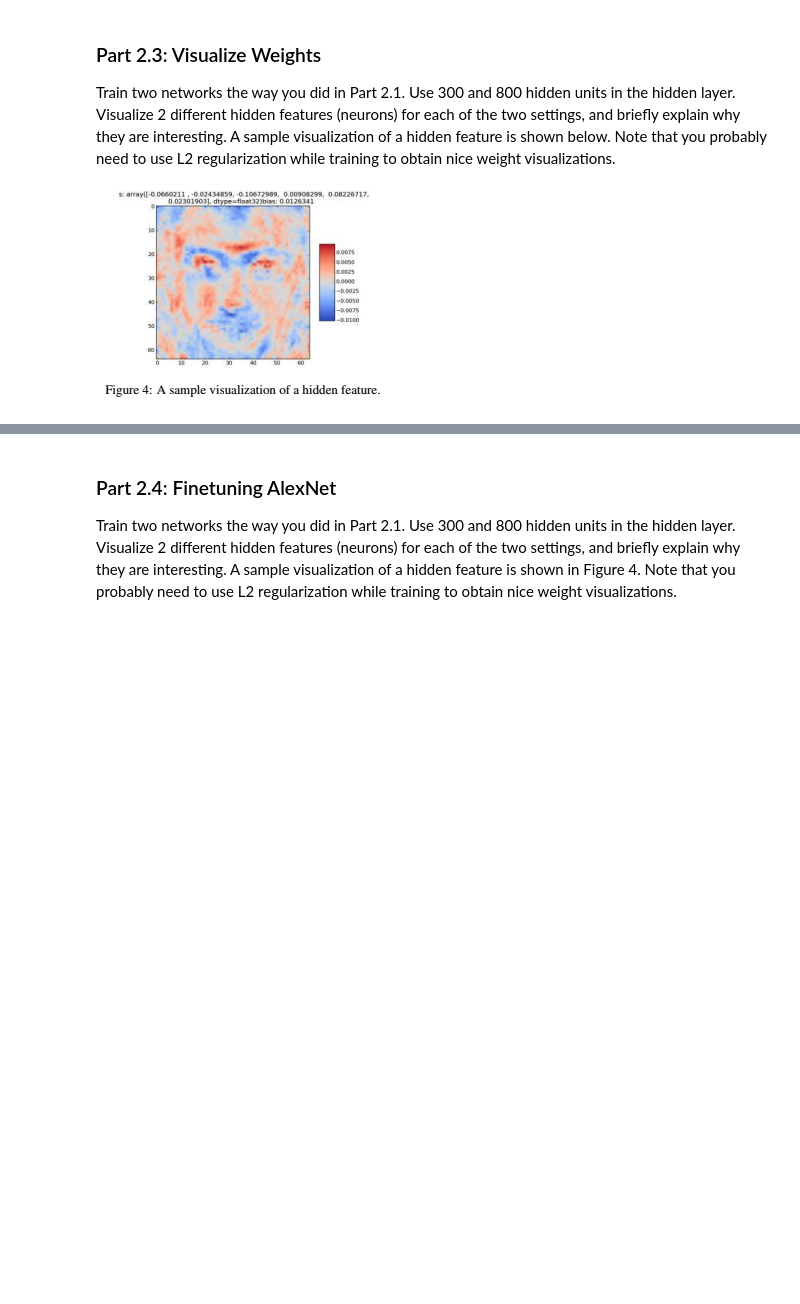
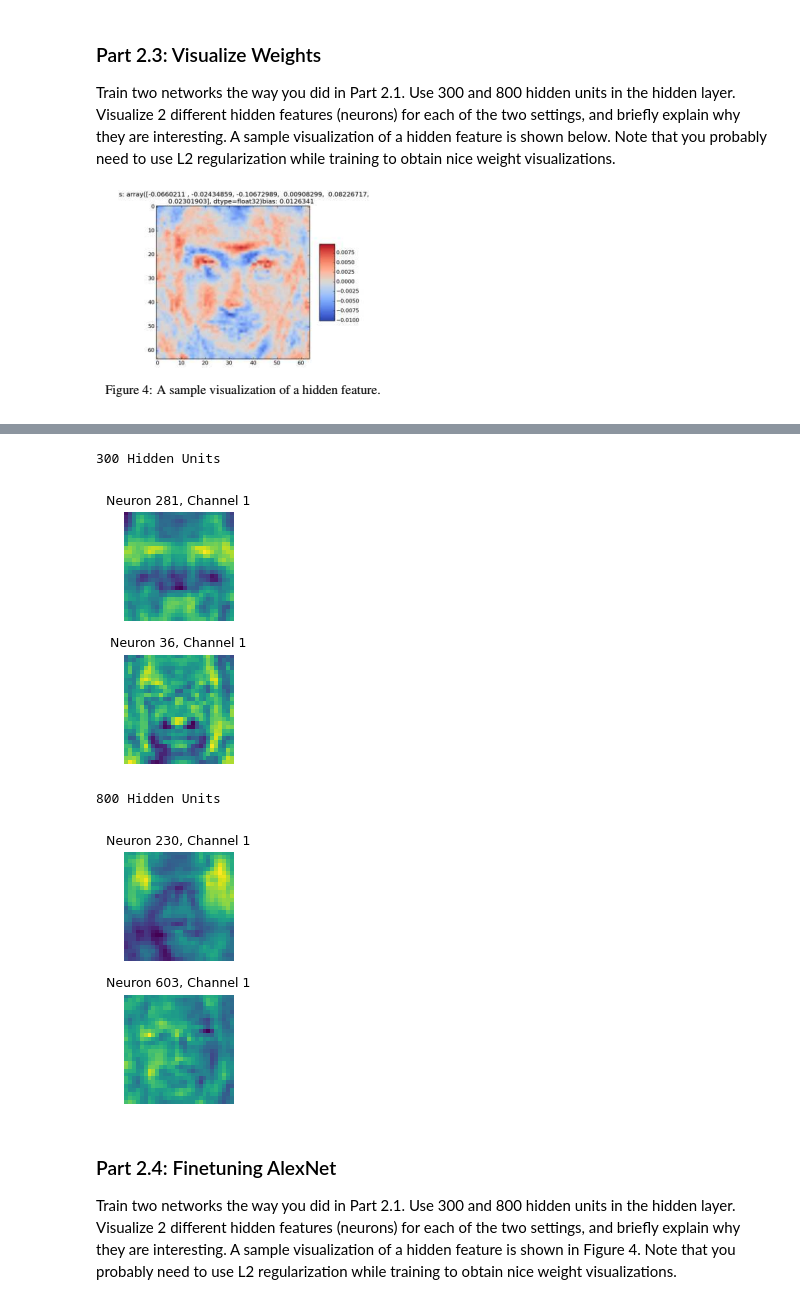
Before and after one commit to merdem22/COMP541-Assignments, a Jupyter notebook: assg2/assignment2.ipynb, the cells around one changed output, grey strips where cells are left out. Cells and saved outputs as stored; diff of their text form; code cells hidden in the pictures; blank space fills up the shorter version.

```diff
--- a/assg2/assignment2.ipynb
+++ b/assg2/assignment2.ipynb
@@ -977,0 +1258,4 @@ Which transformations is your network most invariant to, and which lead it to be
+# %%
+criterion = CrossEntropyLoss()
+trainer_m = Trainer(model, criterion, train_loader, val_loader, optimizer, num_epoch=NUM_EPOCHS, patience=PATIENCE,batch_size=BATCH_SIZE,lr_scheduler=None)
+best_model = trainer_m.train()
@@ -1001,0 +1900,15 @@ Train two networks the way you did in Part 2.1. Use 300 and 800 hidden units in
+# %%
+trained_models = {}
+histories = {}
+
+for h in HIDDEN_SIZES:
+    print(f"\n=== Training MLP with hidden size {h} ===")
+    model = SimpleMLP(device, INPUT_SIZE, h, num_classes).to(device)
+    crit = nn.CrossEntropyLoss()
+    opt = optim.Adam(model.parameters(), lr=LR, weight_decay=WEIGHT_DECAY)
+    trainer = Trainer(model, crit, train_loader, val_loader, opt, NUM_EPOCHS, PATIENCE)
+    trainer.train()
+    test_loss, test_acc = eval_loader(model, test_loader, crit)
+    print(f"Test (hidden {h}): loss={test_loss:.4f}, acc={test_acc:.4f}")
+    trained_models[h] = model
+    histories[h] = trainer.history
@@ -1002,3 +1933,30 @@ Train two networks the way you did in Part 2.1. Use 300 and 800 hidden units in
+# %%
+import numpy as np
+import matplotlib.pyplot as plt
+
+def visualize_weights(model, num_units=2, input_h=28, input_w=28, input_c=1):
+    w = model.fc1.weight.data.cpu().numpy()
+    chosen = np.random.choice(w.shape[0], num_units, replace=False)
+    fig, axes = plt.subplots(num_units, input_c, squeeze=False, figsize=(num_units*3, 3*input_c))
+    for row, neuron in enumerate(chosen):
+        weight = w[neuron].reshape(input_c, input_h, input_w)
+        for ch in range(input_c):
+            chan = weight[ch]
+            chan = (chan - chan.min()) / (chan.max() - chan.min() + 1e-8)
+            axes[row, ch].imshow(chan, cmap="viridis")
+            axes[row, ch].set_title(f"Neuron {neuron}, Channel {ch+1}", fontsize=9)
+            axes[row, ch].axis("off")
+    plt.tight_layout()
+    plt.show()
+
+for h, model in trained_models.items():
+    print(f"{h} Hidden Units")
+    visualize_weights(model, num_units=2, input_h=TARGET_SIZE[0], input_w=TARGET_SIZE[1], input_c=1)
+# %% [output]
+300 Hidden Units
+[figure, added]
+800 Hidden Units
+[figure, added]
 # %% [markdown]
 ### Part 2.4: Finetuning AlexNet
 Train two networks the way you did in Part 2.1. Use 300 and 800 hidden units in the hidden layer. Visualize 2 different hidden features (neurons) for each of the two settings, and briefly explain why they are interesting. A sample visualization of a hidden feature is shown in Figure 4. Note that you probably need to use L2 regularization while training to obtain nice weight visualizations.
```
Also changed, not shown: parts of 30 cells of this notebook.
